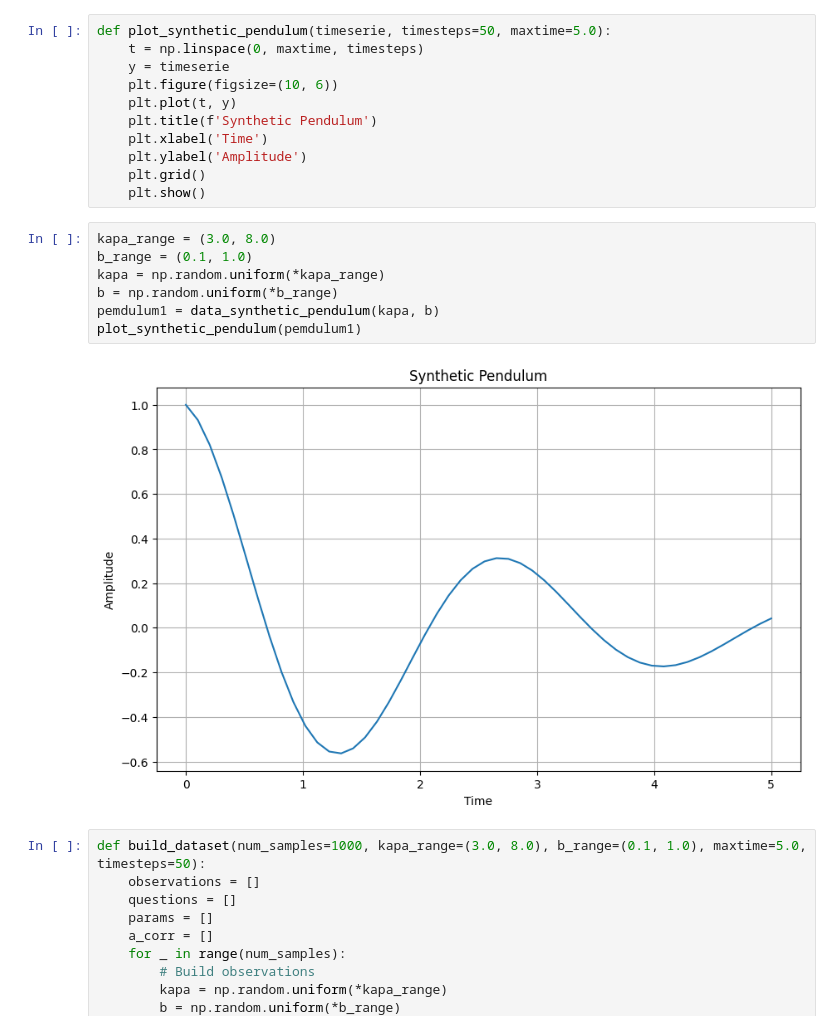
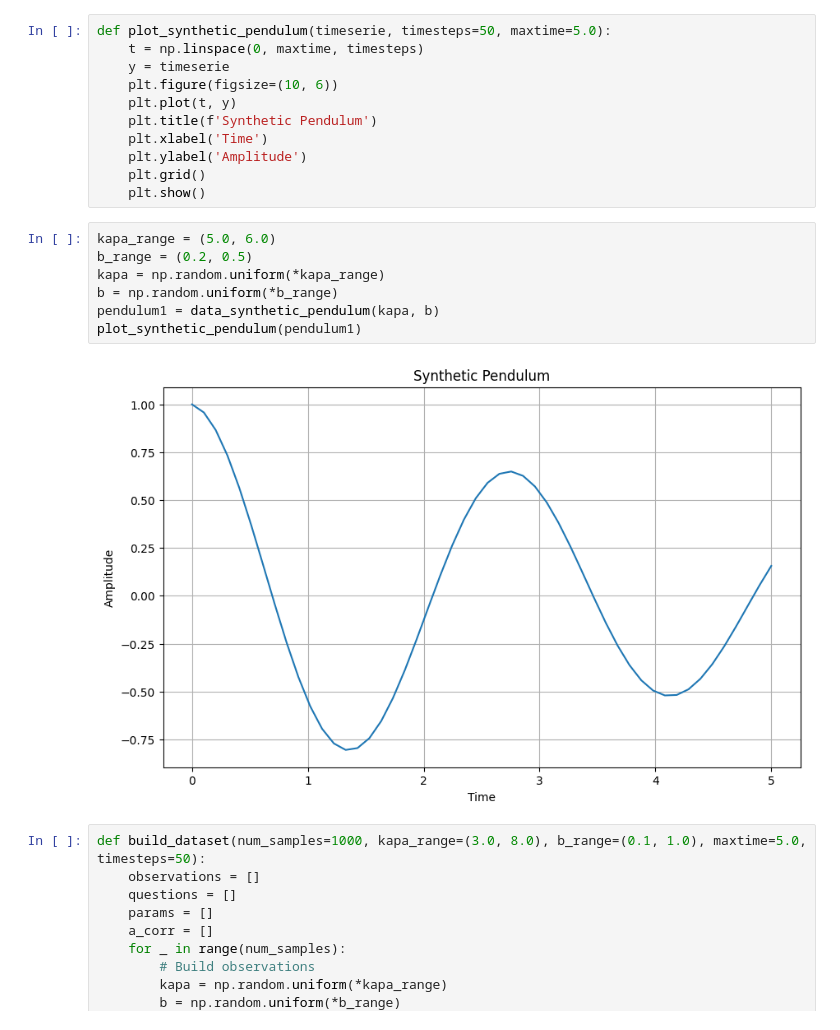
Before and after one commit to LouisBrusset/ITER-magnetics-diagnostic-analysis, a Jupyter notebook: notebooks/experiments/scinet_on_synthetic_pendulum.ipynb, the cells around one changed output. Drawn from its saved outputs; the diff is of its cells as text.

```diff
--- a/notebooks/experiments/scinet_on_synthetic_pendulum.ipynb
+++ b/notebooks/experiments/scinet_on_synthetic_pendulum.ipynb
@@ -32,14 +34,14 @@ def plot_synthetic_pendulum(timeserie, timesteps=50, maxtime=5.0):
     plt.grid()
     plt.show()
 # %%
-kapa_range = (3.0, 8.0)
-b_range = (0.1, 1.0)
+kapa_range = (5.0, 6.0)
+b_range = (0.2, 0.5)
 kapa = np.random.uniform(*kapa_range)
 b = np.random.uniform(*b_range)
-pemdulum1 = data_synthetic_pendulum(kapa, b)
-plot_synthetic_pendulum(pemdulum1)
+pendulum1 = data_synthetic_pendulum(kapa, b)
+plot_synthetic_pendulum(pendulum1)
 # %% [output]
-[figure, old version]
+[figure, new version]
 # %%
 def build_dataset(num_samples=1000, kapa_range=(3.0, 8.0), b_range=(0.1, 1.0), maxtime=5.0, timesteps=50):
     observations = []
```
Also changed, not shown: parts of 17 cells of this notebook, 16 other files.
